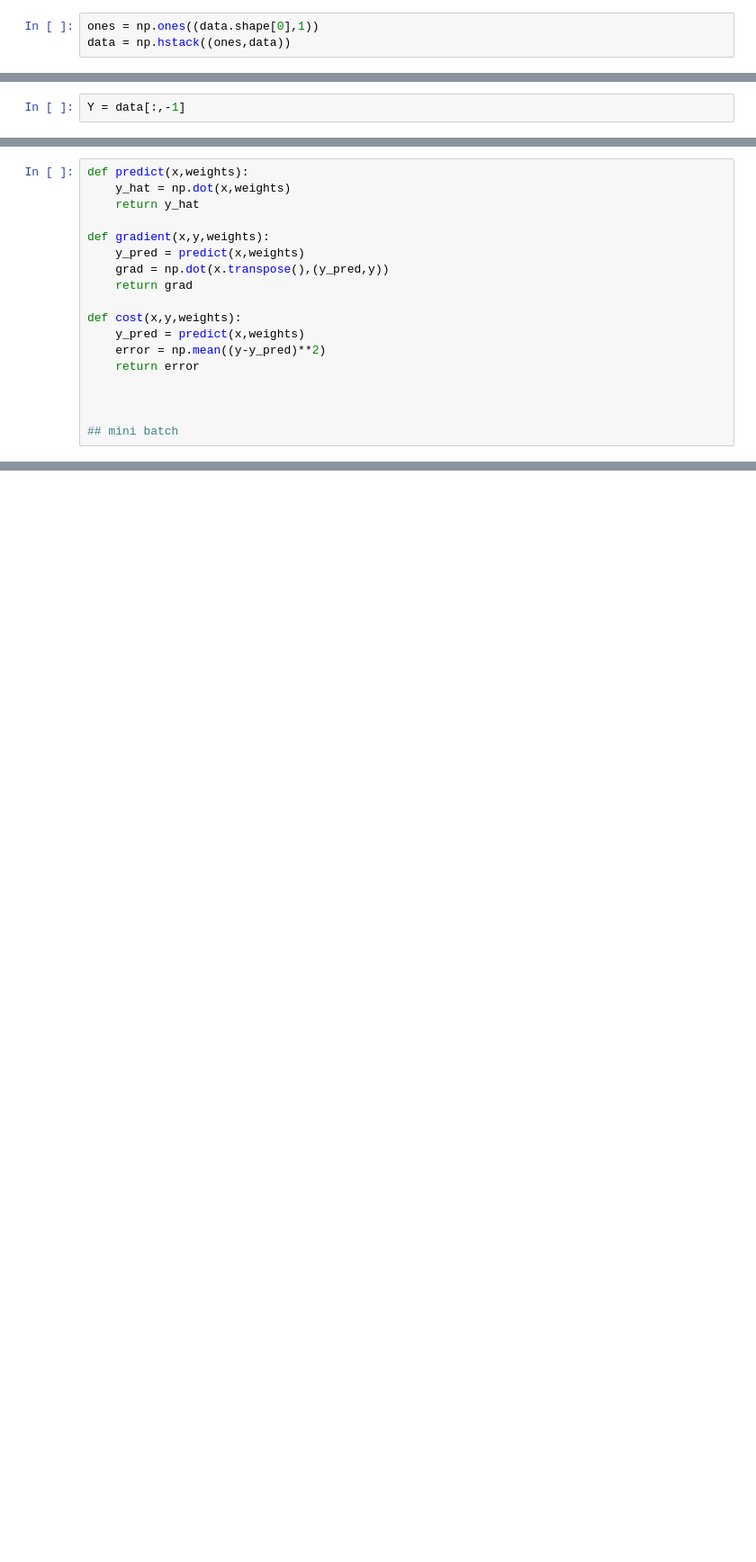
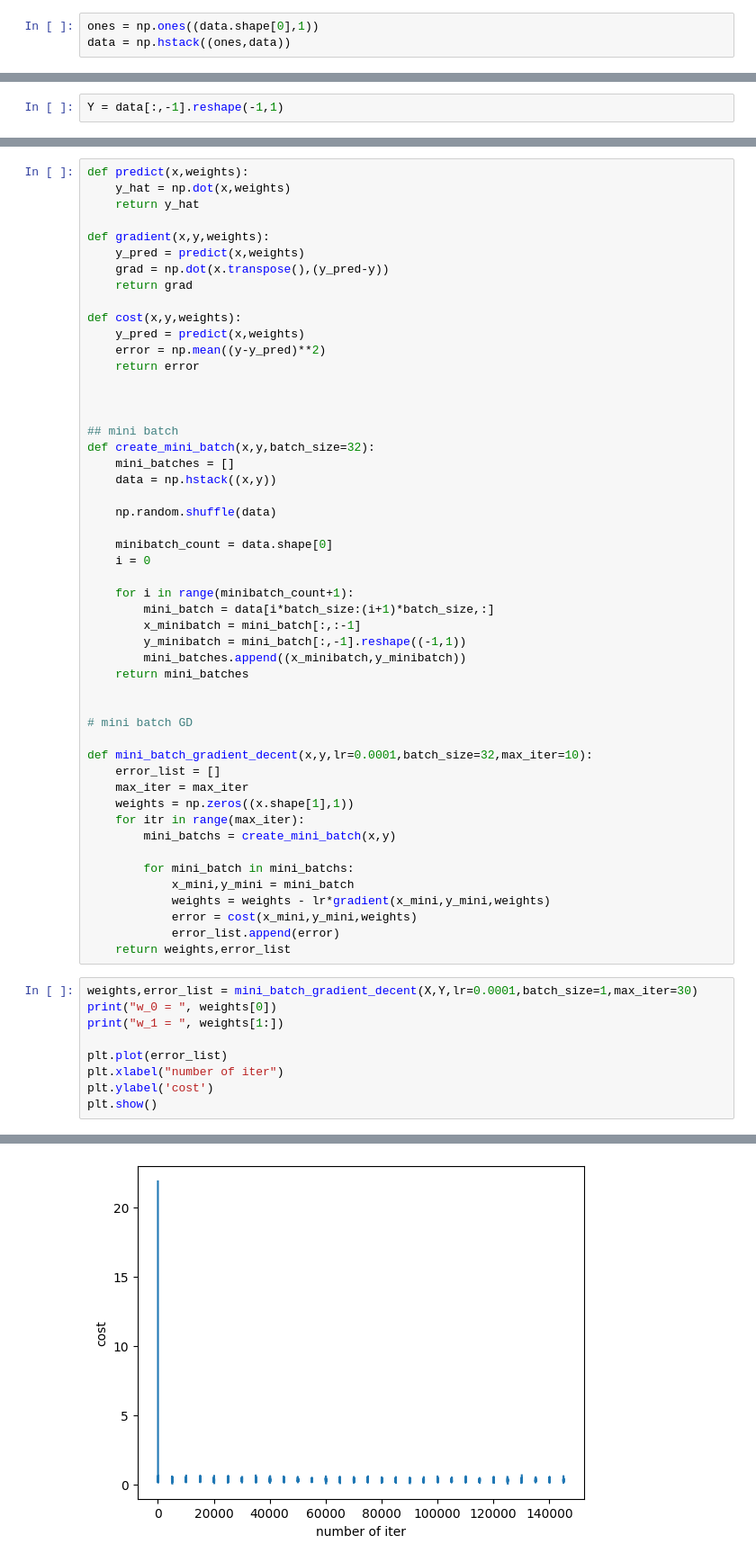
Before and after one commit to GauravDaharia20/Scaler-Projects, a Jupyter notebook: Machine Learning/Stochastic-&-Mini-Batch-Gradient-Descent-Polynomal-Regression.ipynb, the cells around one changed output, grey strips where cells are left out. Shown at 90% size. Saved outputs shown, nothing was run; the diff lists cells and outputs as text; blank space fills up the shorter version.

```diff
--- a/Machine Learning/Stochastic-&-Mini-Batch-Gradient-Descent-Polynomal-Regression.ipynb
+++ b/Machine Learning/Stochastic-&-Mini-Batch-Gradient-Descent-Polynomal-Regression.ipynb
@@ -33,5 +33,5 @@ X = data[:,:2]
 # %%
-Y = data[:,-1]
+Y = data[:,-1].reshape(-1,1)
 # %%
 Y
 # %% [output]
@@ -54,7 +59,7 @@ def predict(x,weights):
 
 def gradient(x,y,weights):
     y_pred = predict(x,weights)
-    grad = np.dot(x.transpose(),(y_pred,y))
+    grad = np.dot(x.transpose(),(y_pred-y))
     return grad
 
 def cost(x,y,weights):
@@ -65,3 +70,45 @@ def cost(x,y,weights):
 
 
 ## mini batch
+def create_mini_batch(x,y,batch_size=32):
+    mini_batches = []
+    data = np.hstack((x,y))
+
+    np.random.shuffle(data)
+
+    minibatch_count = data.shape[0]
+    i = 0
+
+    for i in range(minibatch_count+1):
+        mini_batch = data[i*batch_size:(i+1)*batch_size,:]
+        x_minibatch = mini_batch[:,:-1]
+        y_minibatch = mini_batch[:,-1].reshape((-1,1))
+        mini_batches.append((x_minibatch,y_minibatch))
+    return mini_batches
+
+
+# mini batch GD
+
+def mini_batch_gradient_decent(x,y,lr=0.0001,batch_size=32,max_iter=10):
+    error_list = []
+    max_iter = max_iter
+    weights = np.zeros((x.shape[1],1))
+    for itr in range(max_iter):
+        mini_batchs = create_mini_batch(x,y)
+
+        for mini_batch in mini_batchs:
+            x_mini,y_mini = mini_batch
+            weights = weights - lr*gradient(x_mini,y_mini,weights)
+            error = cost(x_mini,y_mini,weights)
+            error_list.append(error)
+    return weights,error_list
+# %%
+weights,error_list = mini_batch_gradient_decent(X,Y,lr=0.0001,batch_size=1,max_iter=30)
+print("w_0 = ", weights[0])
+print("w_1 = ", weights[1:])
+
+plt.plot(error_list)
+plt.xlabel("number of iter")
+plt.ylabel('cost')
+plt.show()
+# %% [output]
@@ -67,0 +117 @@ def cost(x,y,weights):
+[figure, added]
```
Also changed, not shown: parts of 6 cells of this notebook.
